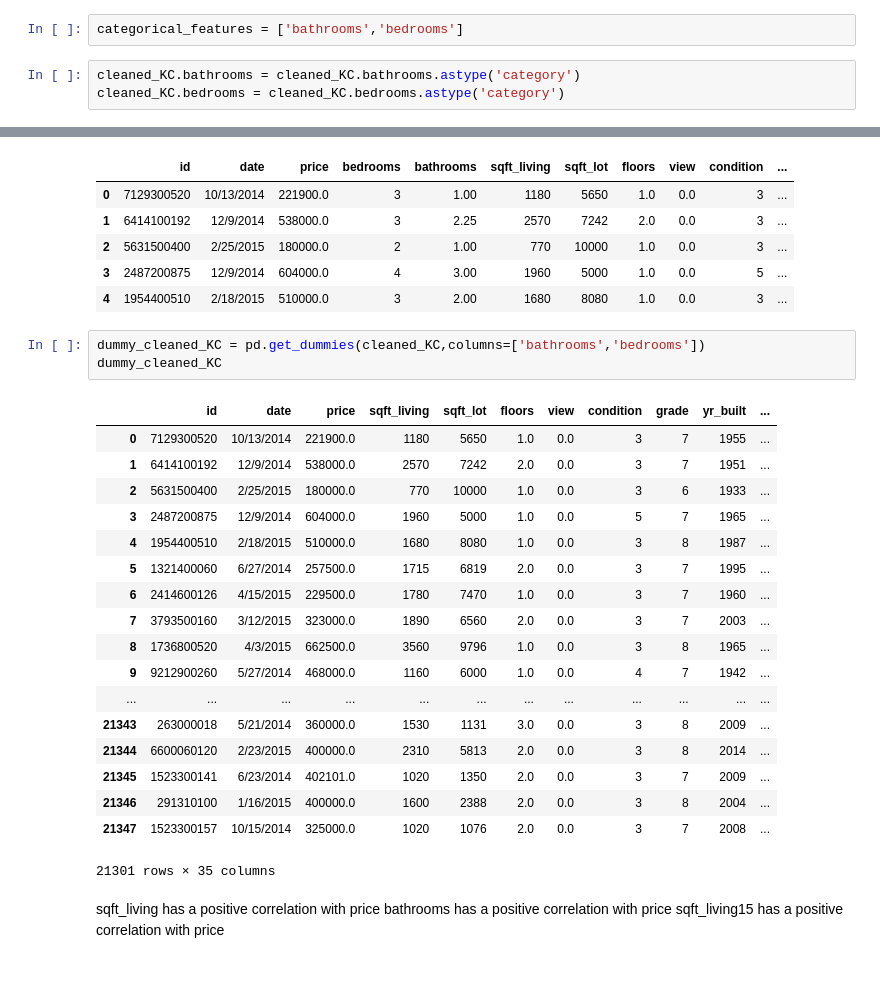
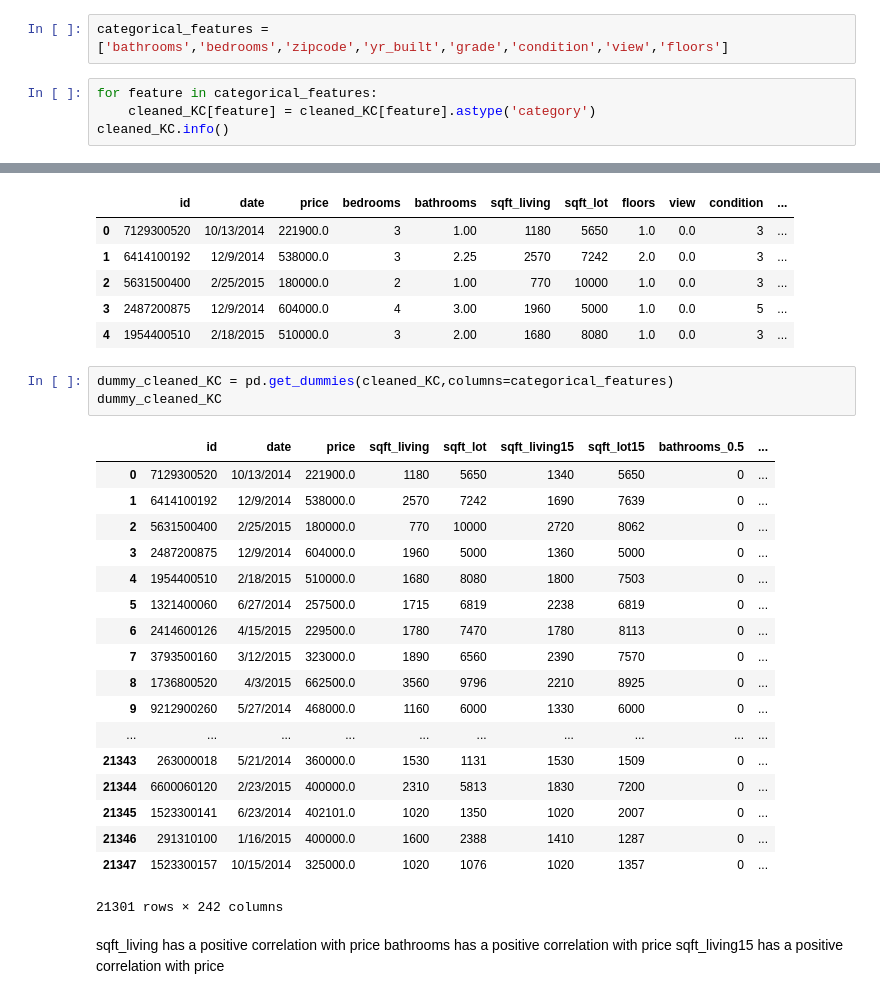
Before and after one commit to jonnelbenjamin/coachmod4project, a Jupyter notebook: modeling.ipynb, the cells around one changed output, grey strips where cells are left out. Saved outputs shown, nothing was run; the diff lists cells and outputs as text.

```diff
--- a/modeling.ipynb
+++ b/modeling.ipynb
@@ -98,7 +99,8 @@ array([[<matplotlib.axes._subplots.AxesSubplot object at 0x...>,
       dtype=object)
 [figure]
 # %%
-categorical_features = ['bathrooms','bedrooms']
+categorical_features = ['bathrooms','bedrooms','zipcode','yr_built','grade','condition','view','floors']
-# %%
-cleaned_KC.bathrooms = cleaned_KC.bathrooms.astype('category')
-cleaned_KC.bedrooms = cleaned_KC.bedrooms.astype('category')
+# %%
+for feature in categorical_features:
+    cleaned_KC[feature] = cleaned_KC[feature].astype('category')
+cleaned_KC.info()
@@ -114,27 +137,27 @@ cleaned_KC.head()
 | 3 | 2487200875 | 12/9/2014 | 604000.0 | 4 | 3.00 | 1960 | 5000 | 1.0 | 0.0 | 5 | ... |
 | 4 | 1954400510 | 2/18/2015 | 510000.0 | 3 | 2.00 | 1680 | 8080 | 1.0 | 0.0 | 3 | ... |
 # %%
-dummy_cleaned_KC = pd.get_dummies(cleaned_KC,columns=['bathrooms','bedrooms'])
+dummy_cleaned_KC = pd.get_dummies(cleaned_KC,columns=categorical_features)
 dummy_cleaned_KC
 # %% [output]
-|  | id | date | price | sqft_living | sqft_lot | floors | view | condition | grade | yr_built | ... |
-| 0 | 7129300520 | 10/13/2014 | 221900.0 | 1180 | 5650 | 1.0 | 0.0 | 3 | 7 | 1955 | ... |
-| 1 | 6414100192 | 12/9/2014 | 538000.0 | 2570 | 7242 | 2.0 | 0.0 | 3 | 7 | 1951 | ... |
-| 2 | 5631500400 | 2/25/2015 | 180000.0 | 770 | 10000 | 1.0 | 0.0 | 3 | 6 | 1933 | ... |
-| 3 | 2487200875 | 12/9/2014 | 604000.0 | 1960 | 5000 | 1.0 | 0.0 | 5 | 7 | 1965 | ... |
-| 4 | 1954400510 | 2/18/2015 | 510000.0 | 1680 | 8080 | 1.0 | 0.0 | 3 | 8 | 1987 | ... |
-| 5 | 1321400060 | 6/27/2014 | 257500.0 | 1715 | 6819 | 2.0 | 0.0 | 3 | 7 | 1995 | ... |
-| 6 | 2414600126 | 4/15/2015 | 229500.0 | 1780 | 7470 | 1.0 | 0.0 | 3 | 7 | 1960 | ... |
-| 7 | 3793500160 | 3/12/2015 | 323000.0 | 1890 | 6560 | 2.0 | 0.0 | 3 | 7 | 2003 | ... |
-| 8 | 1736800520 | 4/3/2015 | 662500.0 | 3560 | 9796 | 1.0 | 0.0 | 3 | 8 | 1965 | ... |
-| 9 | 9212900260 | 5/27/2014 | 468000.0 | 1160 | 6000 | 1.0 | 0.0 | 4 | 7 | 1942 | ... |
-| ... | ... | ... | ... | ... | ... | ... | ... | ... | ... | ... | ... |
-| 21343 | 263000018 | 5/21/2014 | 360000.0 | 1530 | 1131 | 3.0 | 0.0 | 3 | 8 | 2009 | ... |
-| 21344 | 6600060120 | 2/23/2015 | 400000.0 | 2310 | 5813 | 2.0 | 0.0 | 3 | 8 | 2014 | ... |
-| 21345 | 1523300141 | 6/23/2014 | 402101.0 | 1020 | 1350 | 2.0 | 0.0 | 3 | 7 | 2009 | ... |
-| 21346 | 291310100 | 1/16/2015 | 400000.0 | 1600 | 2388 | 2.0 | 0.0 | 3 | 8 | 2004 | ... |
-| 21347 | 1523300157 | 10/15/2014 | 325000.0 | 1020 | 1076 | 2.0 | 0.0 | 3 | 7 | 2008 | ... |
+|  | id | date | price | sqft_living | sqft_lot | sqft_living15 | sqft_lot15 | bathrooms_0.5 | ... |
+| 0 | 7129300520 | 10/13/2014 | 221900.0 | 1180 | 5650 | 1340 | 5650 | 0 | ... |
+| 1 | 6414100192 | 12/9/2014 | 538000.0 | 2570 | 7242 | 1690 | 7639 | 0 | ... |
+| 2 | 5631500400 | 2/25/2015 | 180000.0 | 770 | 10000 | 2720 | 8062 | 0 | ... |
+| 3 | 2487200875 | 12/9/2014 | 604000.0 | 1960 | 5000 | 1360 | 5000 | 0 | ... |
+| 4 | 1954400510 | 2/18/2015 | 510000.0 | 1680 | 8080 | 1800 | 7503 | 0 | ... |
+| 5 | 1321400060 | 6/27/2014 | 257500.0 | 1715 | 6819 | 2238 | 6819 | 0 | ... |
+| 6 | 2414600126 | 4/15/2015 | 229500.0 | 1780 | 7470 | 1780 | 8113 | 0 | ... |
+| 7 | 3793500160 | 3/12/2015 | 323000.0 | 1890 | 6560 | 2390 | 7570 | 0 | ... |
+| 8 | 1736800520 | 4/3/2015 | 662500.0 | 3560 | 9796 | 2210 | 8925 | 0 | ... |
+| 9 | 9212900260 | 5/27/2014 | 468000.0 | 1160 | 6000 | 1330 | 6000 | 0 | ... |
+| ... | ... | ... | ... | ... | ... | ... | ... | ... | ... |
+| 21343 | 263000018 | 5/21/2014 | 360000.0 | 1530 | 1131 | 1530 | 1509 | 0 | ... |
+| 21344 | 6600060120 | 2/23/2015 | 400000.0 | 2310 | 5813 | 1830 | 7200 | 0 | ... |
+| 21345 | 1523300141 | 6/23/2014 | 402101.0 | 1020 | 1350 | 1020 | 2007 | 0 | ... |
+| 21346 | 291310100 | 1/16/2015 | 400000.0 | 1600 | 2388 | 1410 | 1287 | 0 | ... |
+| 21347 | 1523300157 | 10/15/2014 | 325000.0 | 1020 | 1076 | 1020 | 1357 | 0 | ... |
-21301 rows × 35 columns
+21301 rows × 242 columns
 # %% [markdown]
 sqft_living has a positive correlation with price
 bathrooms has a positive correlation with price
```
Also changed, not shown: parts of 13 cells of this notebook.
